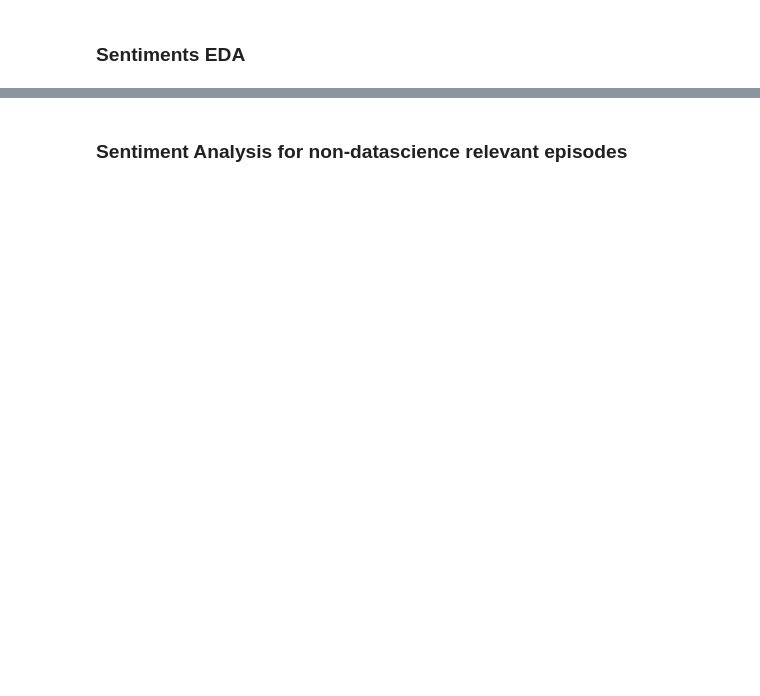
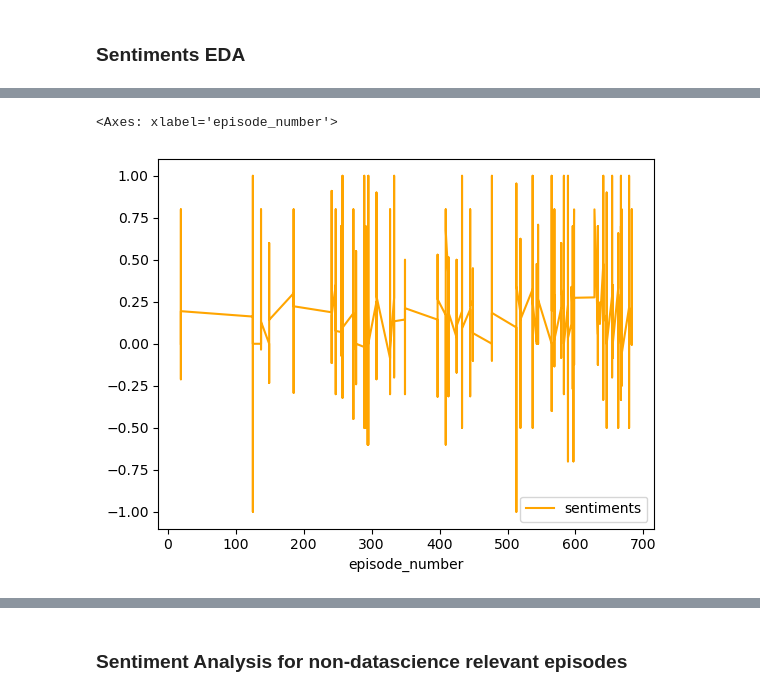
Before and after one commit to ashamaheshwari/SDS_podcast_analysis, a Jupyter notebook: notebooks/Sentiment Analysis.ipynb, the cells around one changed output, grey strips where cells are left out. Drawn from its saved outputs; the diff is of its cells as text; code cells hidden in the pictures; blank space fills up the shorter version.

```diff
--- a/notebooks/Sentiment Analysis.ipynb
+++ b/notebooks/Sentiment Analysis.ipynb
@@ -212,0 +351,5 @@ sds_sentiments = pd.read_csv('../data/sds_ds_sentiments.csv')
+# %%
+guest_sentiments[guest_sentiments['class']== 'Artificial Intelligence'].plot.line(x='episode_number', y='sentiments', color ='orange')
+# %% [output]
+<Axes: xlabel='episode_number'>
+[figure, added]
```
Also changed, not shown: parts of 54 cells of this notebook, 2 other files.
